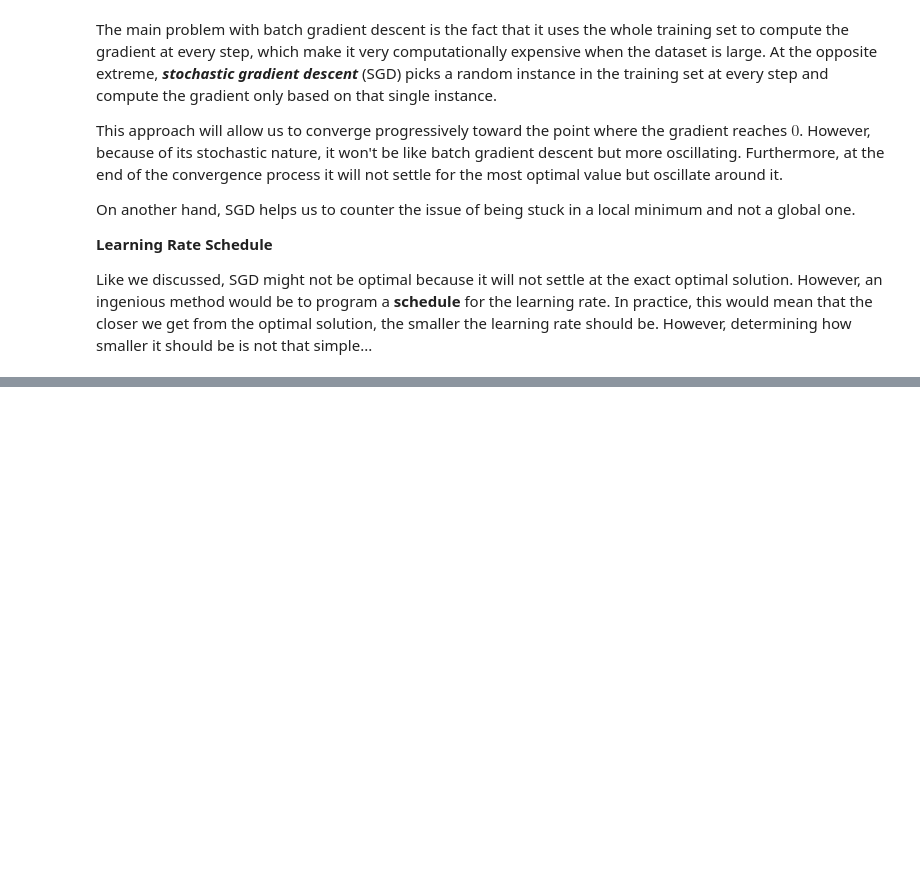
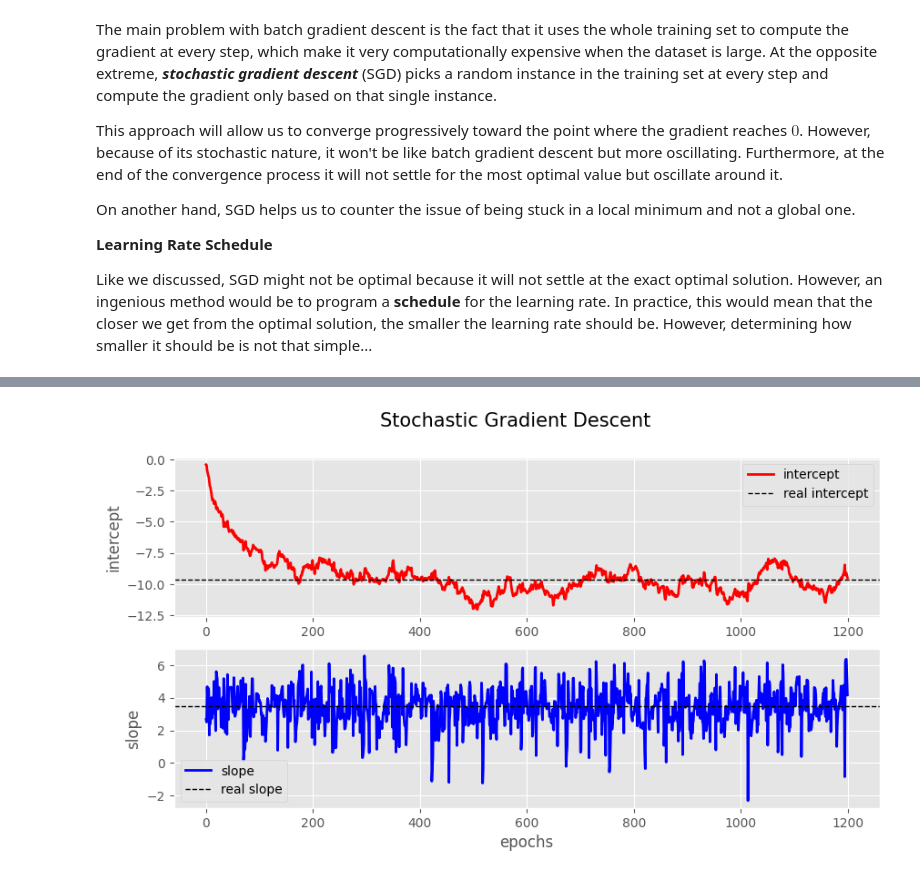
Before and after one commit to YVYX04/ML_First_Steps, a Jupyter notebook: 04_Training_Models.ipynb, the cells around one changed output, grey strips where cells are left out. Saved outputs shown, nothing was run; the diff lists cells and outputs as text; code cells hidden in the pictures; blank space fills up the shorter version.

```diff
--- a/04_Training_Models.ipynb
+++ b/04_Training_Models.ipynb
@@ -499,0 +551,26 @@ Like we discussed, SGD might not be optimal because it will not settle at the ex
+# %%
+thetas = np.array(thetas)
+thetas.reshape(max_t, 2)
+
+# plot
+fig, ax = plt.subplots(2, 1, figsize=(10,5))
+
+# line for the first parameter:
+ax[0].plot(thetas[:, 0], color='red', label='intercept', linewidth=2)
+ax[0].axhline(-9.68, color='black', linestyle='--', label='real intercept', linewidth=1)
+
+# line for the second parameter:
+ax[1].plot(thetas[:, 1], color='blue', label='slope', linewidth=2)
+ax[1].axhline(3.46, color='black', linestyle='--', label='real slope', linewidth=1)
+
+# aesthetics:
+ax[0].set_ylabel('intercept')
+ax[1].set_ylabel('slope')
+ax[1].set_xlabel('epochs')
+ax[0].legend()
+ax[1].legend()
+plt.suptitle('Stochastic Gradient Descent', fontsize=15)
+
+plt.show()
+# %% [output]
+[figure, added]
```
Also changed, not shown: parts of 15 cells of this notebook.
